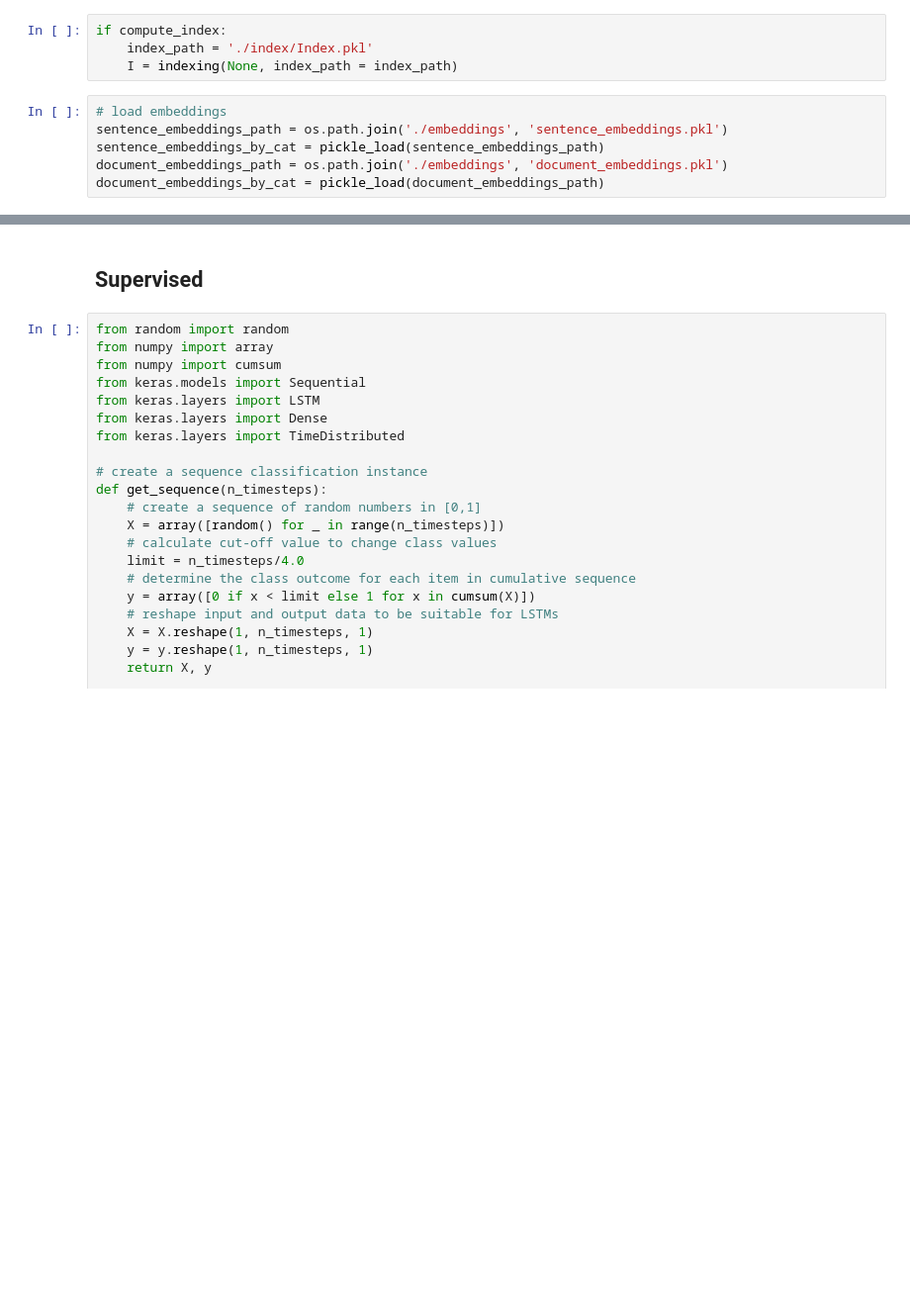
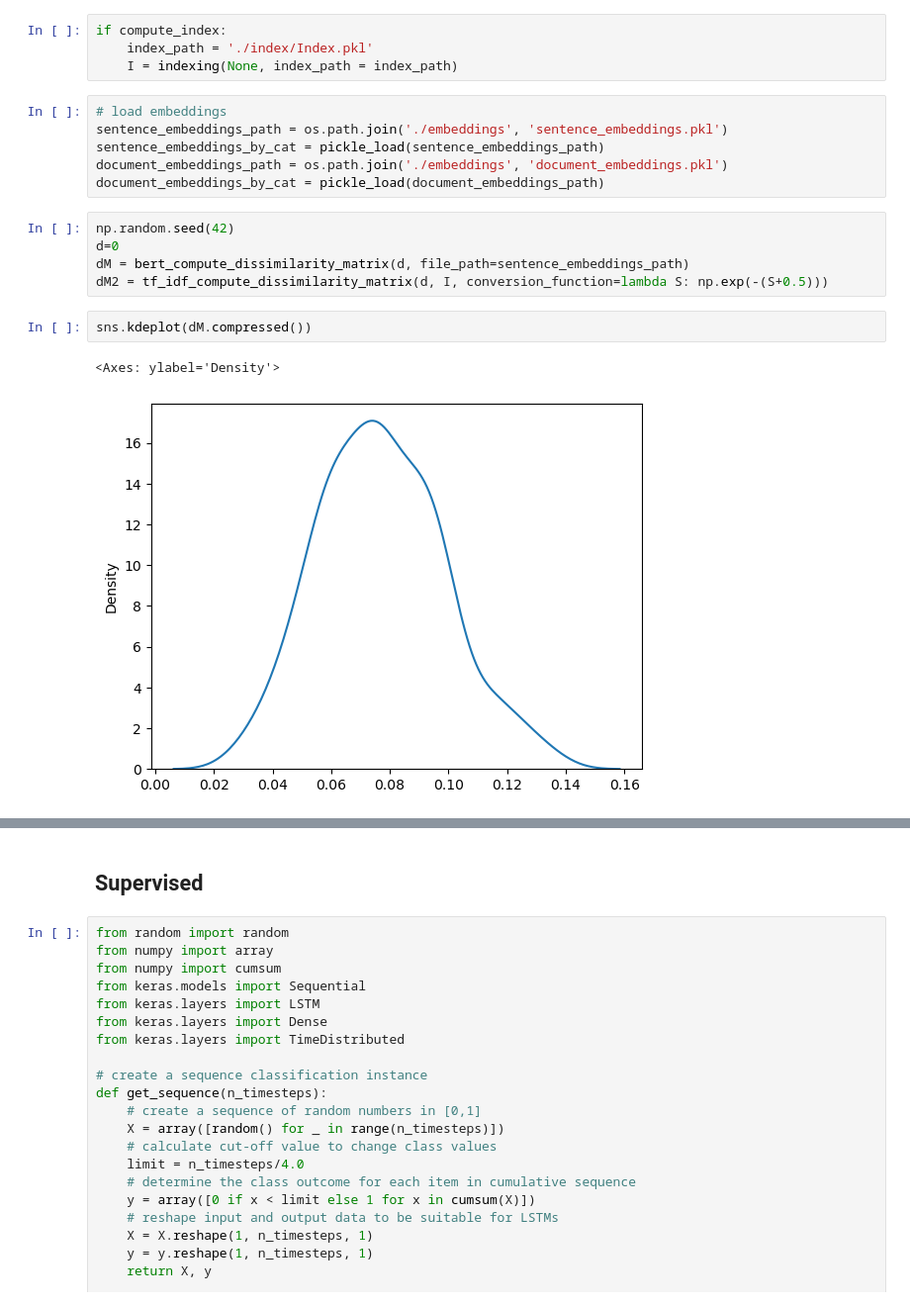
Before and after one commit to 1-0-GO/PRI2024, a Jupyter notebook: P2/Experiments.ipynb, the cells around one changed output, grey strips where cells are left out. Shown at 99% size. Cells and saved outputs as stored; diff of their text form; blank space fills up the shorter version.

```diff
--- a/P2/Experiments.ipynb
+++ b/P2/Experiments.ipynb
@@ -62,3 +64,13 @@ sentence_embeddings_path = os.path.join('./embeddings', 'sentence_embeddings.pkl
 sentence_embeddings_by_cat = pickle_load(sentence_embeddings_path)
 document_embeddings_path = os.path.join('./embeddings', 'document_embeddings.pkl')
 document_embeddings_by_cat = pickle_load(document_embeddings_path)
+# %%
+np.random.seed(42)
+d=0
+dM = bert_compute_dissimilarity_matrix(d, file_path=sentence_embeddings_path)
+dM2 = tf_idf_compute_dissimilarity_matrix(d, I, conversion_function=lambda S: np.exp(-(S+0.5)))
+# %%
+sns.kdeplot(dM.compressed())
+# %% [output]
+<Axes: ylabel='Density'>
+[figure, added]
```
Also changed, not shown: parts of 11 cells of this notebook, 1 other file.
